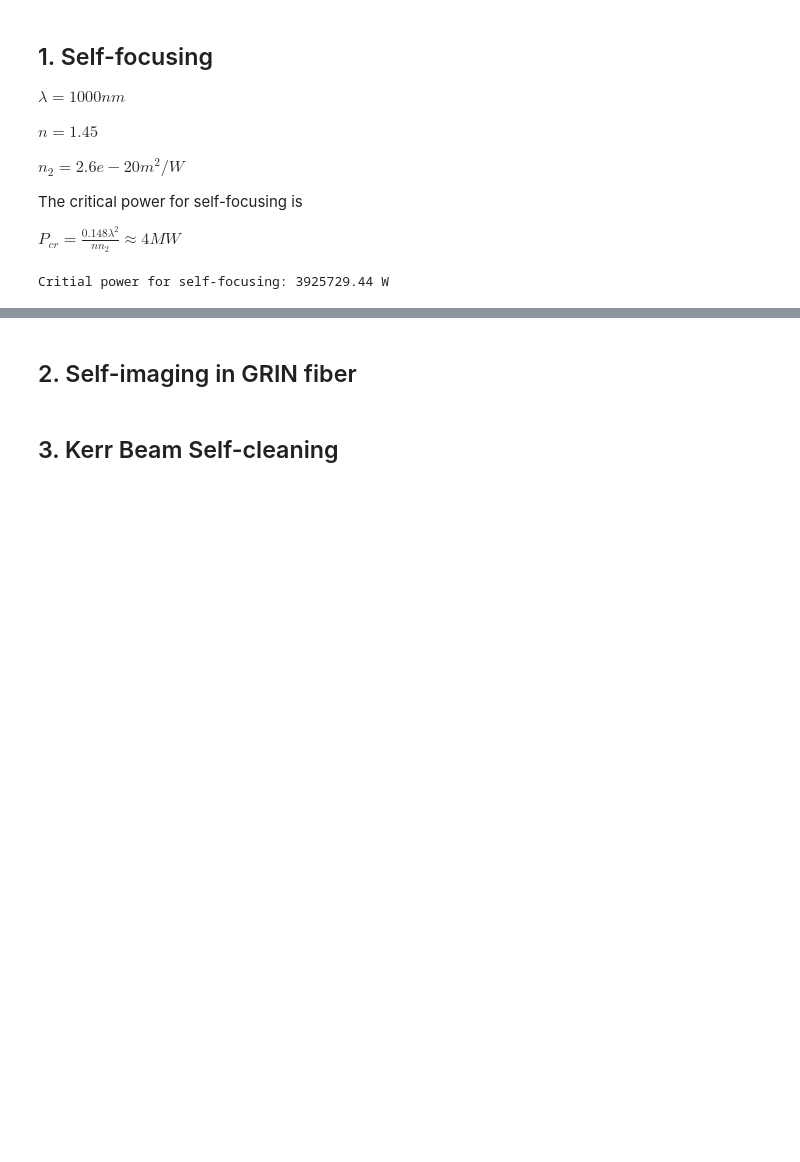
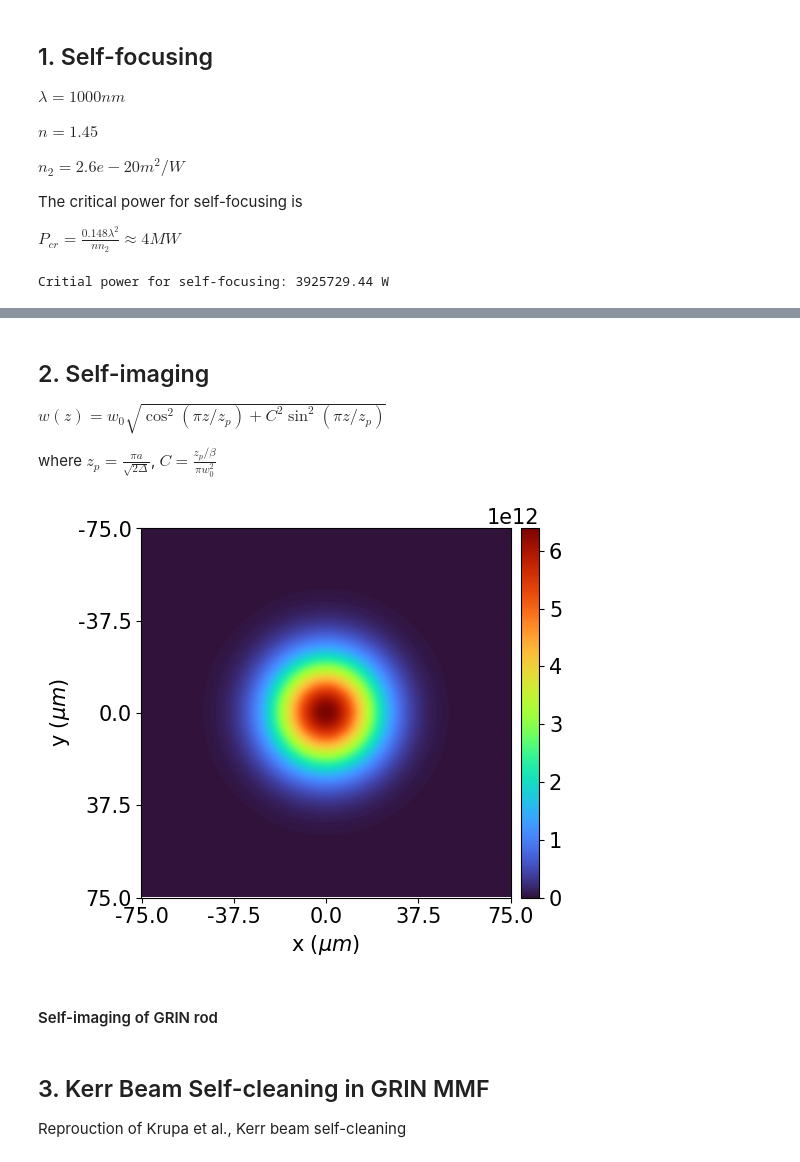
Before and after one commit to myungjoon/full-field, a Jupyter notebook: test.ipynb, the cells around one changed output, grey strips where cells are left out. Cells and saved outputs as stored; diff of their text form; code cells hidden in the pictures; blank space fills up the shorter version.

Commit message:
clean codebase

```diff
--- a/test.ipynb
+++ b/test.ipynb
@@ -54,2 +88,38 @@ TypeError: KerrMedium.__init__() got an unexpected keyword argument 'n'
 # %% [markdown]
-## 2. Self-imaging in GRIN fiber
+## 2. Self-imaging
+
+$ w(z) = w_0 \sqrt{\cos^2{(\pi z/ z_p)} + C^2 \sin^2{(\pi z / z_p)}} $
+
+where $z_p = \frac{\pi a}{\sqrt{2 \Delta}}$, $C = \frac{z_p / \beta}{\pi w_0^2}$
+# %%
+wvl0 = 775e-9
+n0 = 1.45
+NA = 0.25
+nc = np.sqrt(n0**2 + NA**2)
+
+n2 = 2.6e-20
+
+
+diameter = 50e-6
+radius = diameter / 2
+
+Lx = 50e-6
+Ly = 50e-6
+Nx = 512
+Ny = 512
+dz = 1e-5
+total_z = 1.0
+
+P0 = 1e3
+# %%
+beam_radius = 10e-6
+
+domain = Domain(Lx, Ly, Nx, Ny, total_z, device=device)
+medium = Fiber(domain=domain, nc=nc, n0=n0, n2=n2, device=device)
+input_beam = Input(
+    domain, wvl0, 0, 0, input_type='gaussian', beam_radius=beam_radius, power=P0, device=device)
+# %%
+input_field = input_beam.field.cpu().numpy()
+plot_beam_intensity(input_field, interpolation="bilinear")
+# %% [output]
+[figure, added]
@@ -55,0 +132,2 @@ TypeError: KerrMedium.__init__() got an unexpected keyword argument 'n'
+# %% [markdown]
+#### Self-imaging of GRIN rod
@@ -56,2 +138,4 @@ TypeError: KerrMedium.__init__() got an unexpected keyword argument 'n'
 # %% [markdown]
-## 3. Kerr Beam Self-cleaning
+## 3. Kerr Beam Self-cleaning in GRIN MMF
+
+Reprouction of Krupa et al., Kerr beam self-cleaning
```
Also changed, not shown: parts of 43 cells of this notebook, 16 other files.
